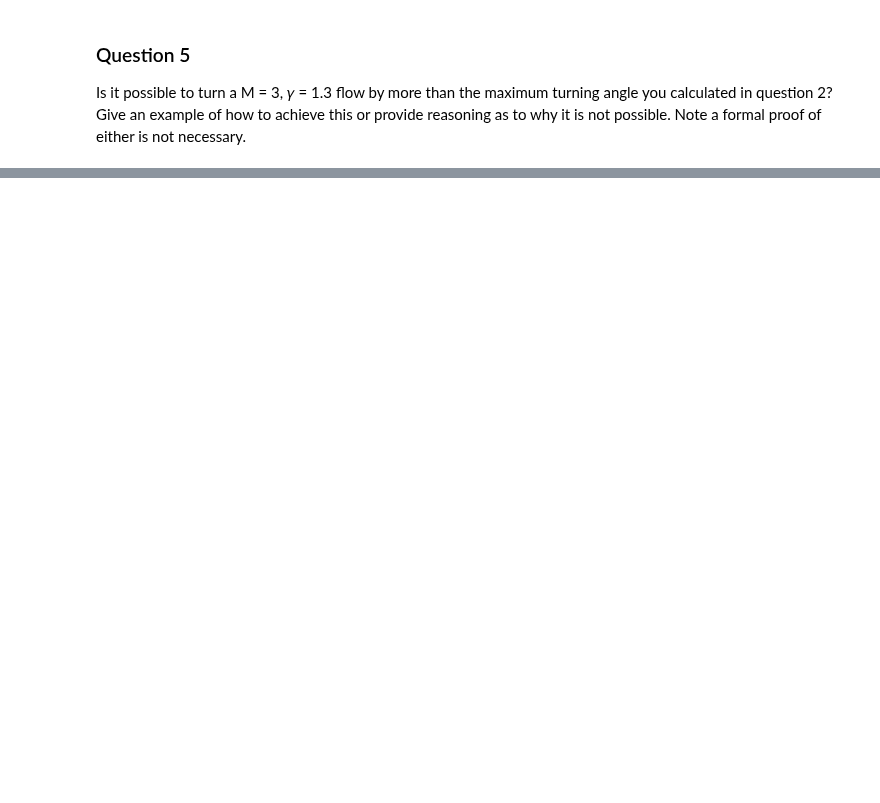
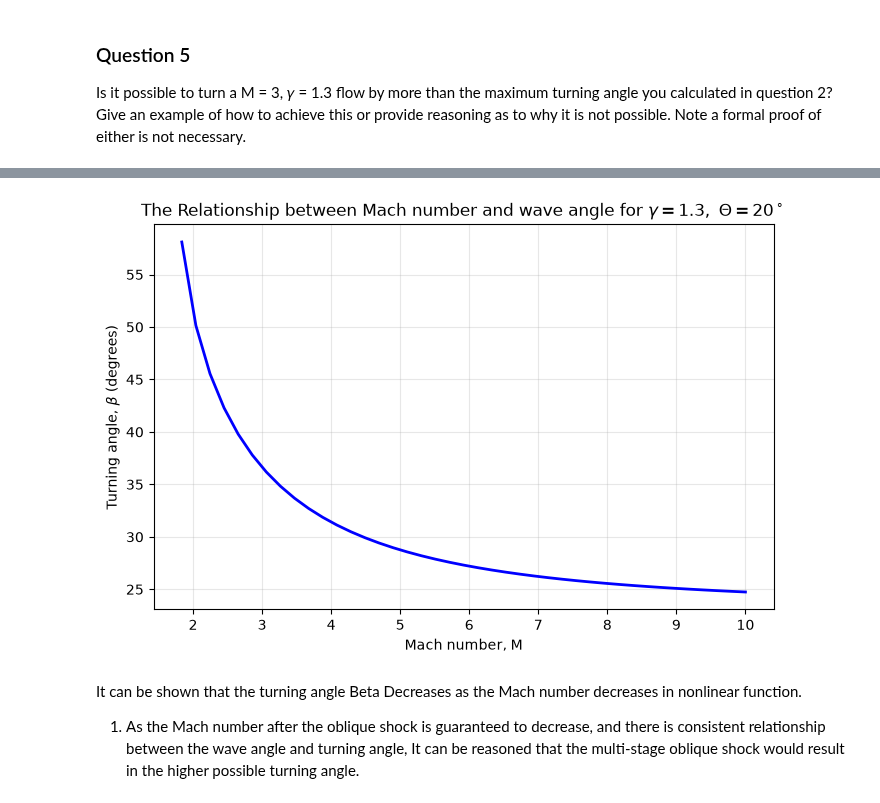
Before and after one commit to DanielKim0208/ME-433RocketScience, a Jupyter notebook: HW3/HW3.ipynb, the cells around one changed output, grey strips where cells are left out. Saved outputs shown, nothing was run; the diff lists cells and outputs as text; code cells hidden in the pictures; blank space fills up the shorter version.

```diff
--- a/HW3/HW3.ipynb
+++ b/HW3/HW3.ipynb
@@ -272,0 +204,23 @@ Is it possible to turn a M = 3, 𝛾 = 1.3 flow by more than the maximum turning
+# %%
+# 'Single Stage' Turning angle calculation
+m_q5 = np.linspace(0, 10, 50)
+gamma_q5 = 1.3
+Theta_q5 = 20
+
+beta_q5 = BetaTheta(m_q5,gamma_q5,Theta_q5)
+
+plt.figure(figsize=(8, 5))
+plt.plot(m_q5, beta_q5[1], 'b-', linewidth=2)
+
+plt.xlabel('Mach number, M')
+plt.ylabel(r'Turning angle, $\beta$ (degrees)')
+plt.title('The Relationship between Mach number and wave angle for $\gamma=1.3,\ \Theta=20^\circ$')
+plt.grid(True, alpha=0.3)
+
+plt.show()
+# %% [output]
+[figure, added]
+# %% [markdown]
+It can be shown that the turning angle Beta Decreases as the Mach number decreases in nonlinear function.
+
+1. As the Mach number after the oblique shock is guaranteed to decrease, and there is consistent relationship between the wave angle and turning angle, It can be reasoned that the multi-stage oblique shock would result in the higher possible turning angle.
```
Also changed, not shown: parts of 6 cells of this notebook.
